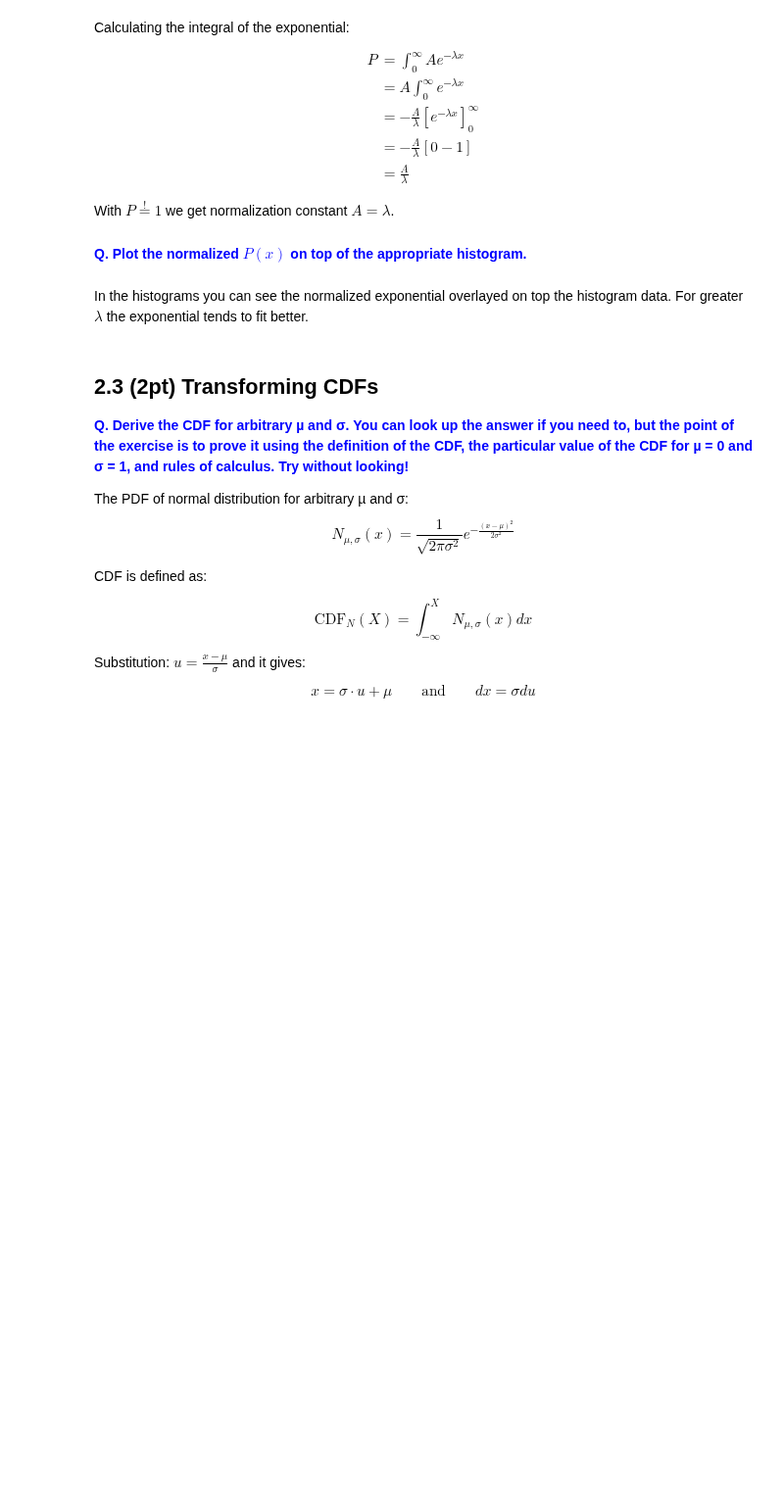
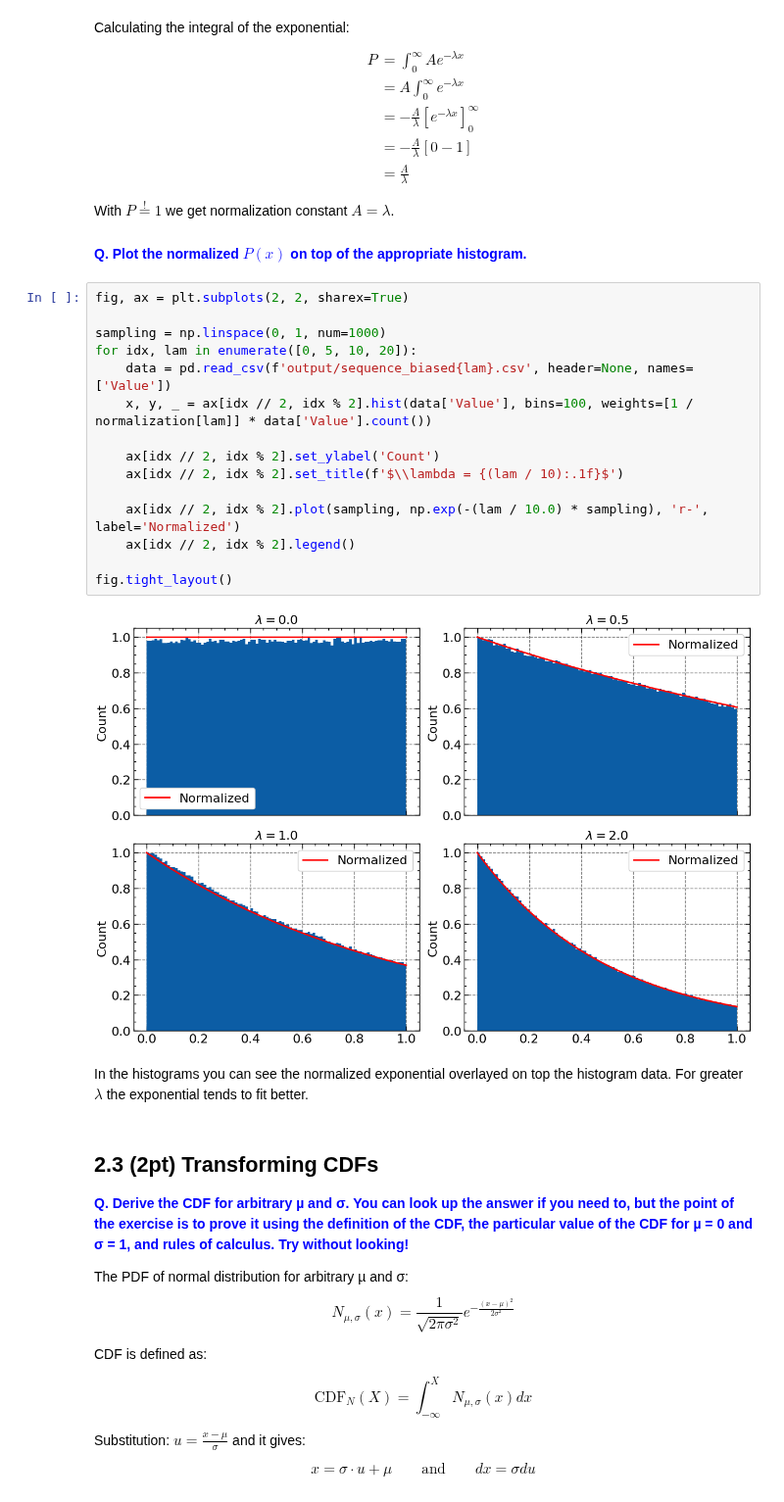
Before and after one commit to lennartvrg/ComputationalPhysics, a Jupyter notebook: 2 - Simple Sampling Experiments/Auswertung.ipynb, the cells around one changed output. Shown at 98% size. Drawn from its saved outputs; the diff is of its cells as text; blank space fills up the shorter version.

```diff
--- a/2 - Simple Sampling Experiments/Auswertung.ipynb
+++ b/2 - Simple Sampling Experiments/Auswertung.ipynb
@@ -100,6 +101,23 @@ $$
 With $P \stackrel{!}{=} 1$ we get normalization constant $A = \lambda$.
 # %% [markdown]
 <font color="blue"> **Q. Plot the normalized $P(x)$ on top of the appropriate histogram.**</font>
+# %%
+fig, ax = plt.subplots(2, 2, sharex=True)
+
+sampling = np.linspace(0, 1, num=1000)
+for idx, lam in enumerate([0, 5, 10, 20]):
+    data = pd.read_csv(f'output/sequence_biased{lam}.csv', header=None, names=['Value'])
+    x, y, _ = ax[idx // 2, idx % 2].hist(data['Value'], bins=100, weights=[1 / normalization[lam]] * data['Value'].count())
+
+    ax[idx // 2, idx % 2].set_ylabel('Count')
+    ax[idx // 2, idx % 2].set_title(f'$\\lambda = {(lam / 10):.1f}$')
+
+    ax[idx // 2, idx % 2].plot(sampling, np.exp(-(lam / 10.0) * sampling), 'r-', label='Normalized')
+    ax[idx // 2, idx % 2].legend()
+
+fig.tight_layout()
+# %% [output]
+[figure, added]
 # %% [markdown]
 In the histograms you can see the normalized exponential overlayed on top the histogram data. For greater $\lambda$ the exponential tends to fit better.
 # %% [markdown]
```
Also changed, not shown: parts of 1 cell of this notebook.
